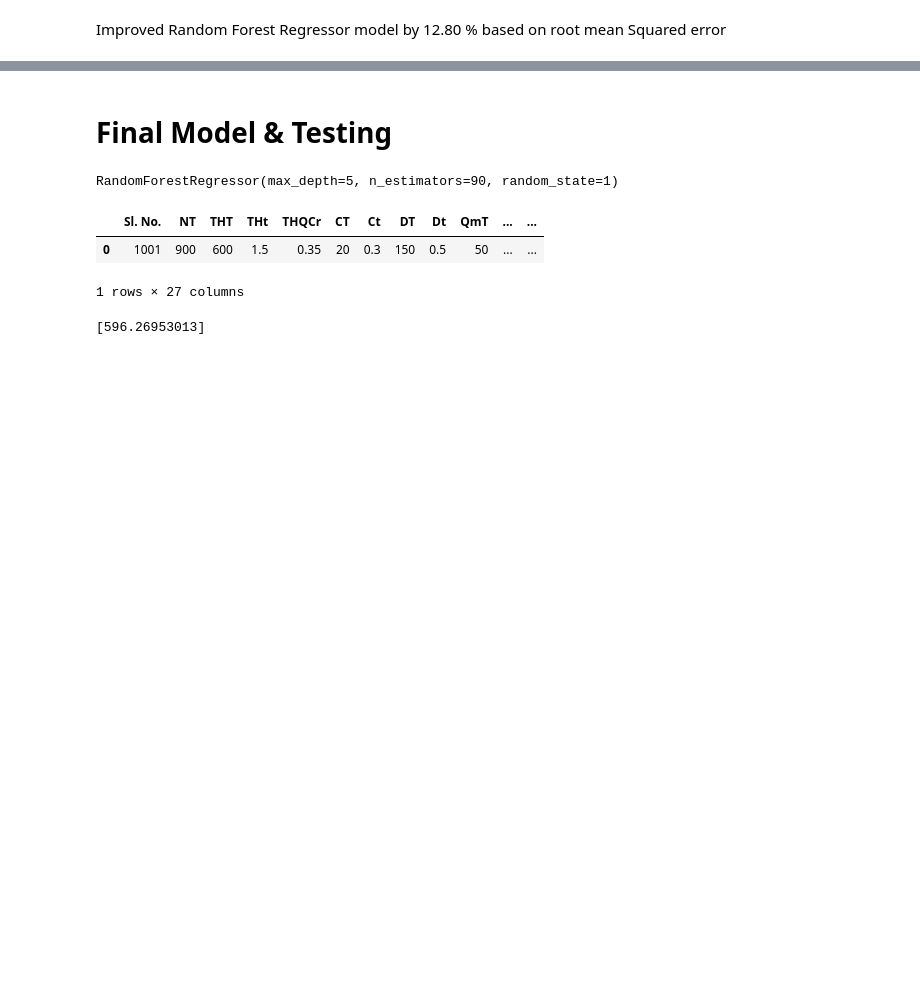
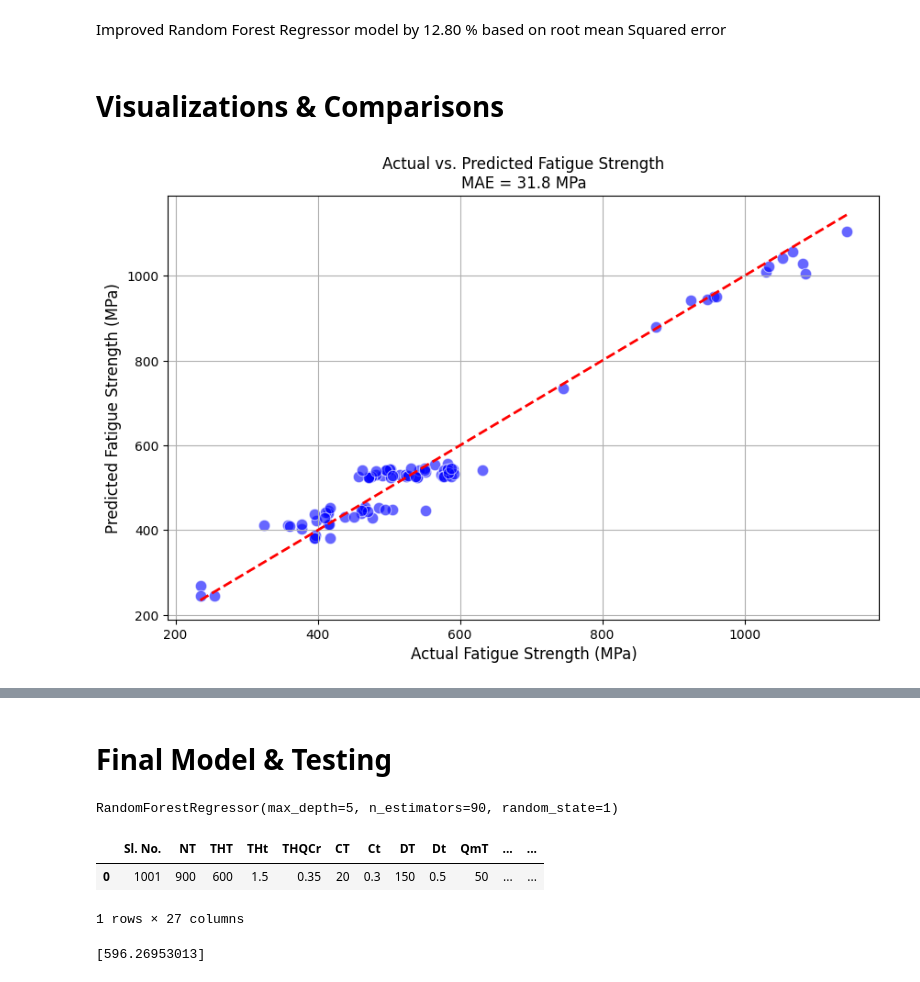
Before and after one commit to jagadesh2006/Fatigue_Strength_ML, a Jupyter notebook: Fatigue_Strength_Prediction.ipynb, the cells around one changed output, grey strips where cells are left out. Drawn from its saved outputs; the diff is of its cells as text; code cells hidden in the pictures; blank space fills up the shorter version.

```diff
--- a/Fatigue_Strength_Prediction.ipynb
+++ b/Fatigue_Strength_Prediction.ipynb
@@ -473,2 +479,17 @@ R Squared 0.9629807826803634
 # %% [markdown]
 Improved Random Forest Regressor model by 12.80 % based on root mean Squared error
+# %% [markdown]
+# <b>Visualizations & Comparisons</b>
+# %%
+
+mae= mean_absolute_error(val_y,predictions)
+plt.figure(figsize=(10, 6))
+sns.scatterplot(x=val_y, y=predictions, color='blue', alpha=0.6, s=80)
+plt.plot([min(val_y), max(val_y)], [min(val_y), max(val_y)], 'r--', lw=2)  # Perfect prediction line
+plt.title(f'Actual vs. Predicted Fatigue Strength\nMAE = {mae:.1f} MPa', fontsize=12)
+plt.xlabel('Actual Fatigue Strength (MPa)', fontsize=12)
+plt.ylabel('Predicted Fatigue Strength (MPa)', fontsize=12)
+plt.grid(True)
+plt.show()
+# %% [output]
+[figure, added]
```
Also changed, not shown: parts of 10 cells of this notebook.
